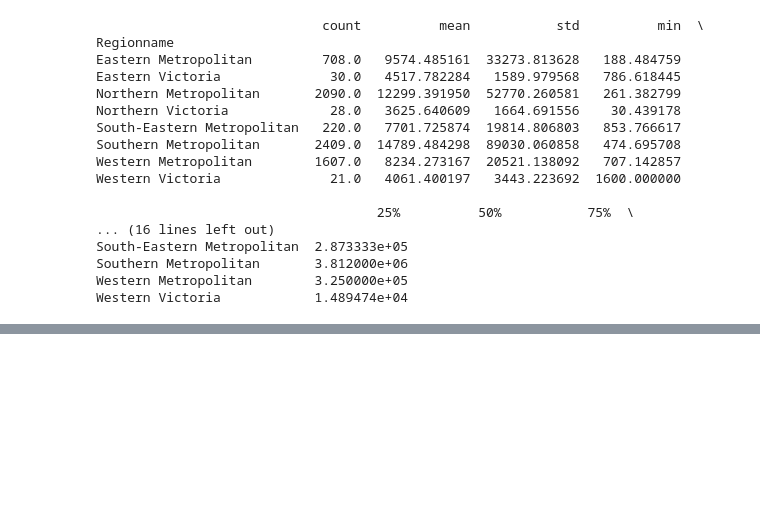
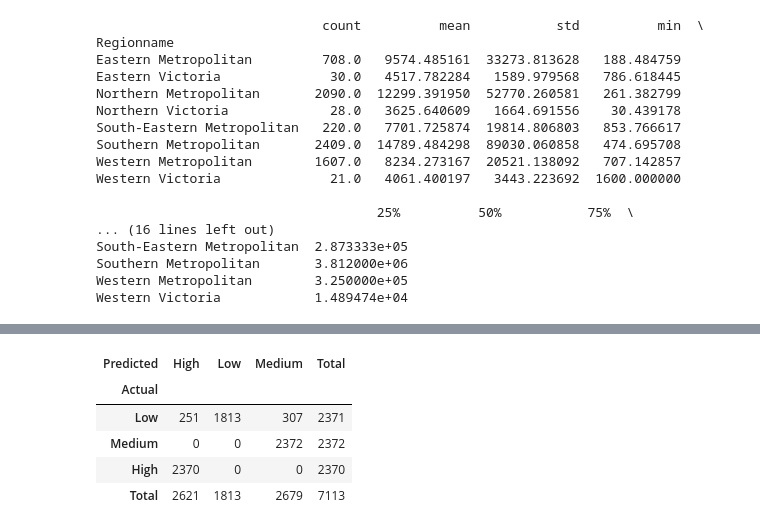
Before and after one commit to VinceGarcia11/Melbourne_Housing, a Jupyter notebook: Data_Mining.ipynb, the cells around one changed output, grey strips where cells are left out. Cells and saved outputs as stored; diff of their text form; code cells hidden in the pictures; blank space fills up the shorter version.

```diff
--- a/Data_Mining.ipynb
+++ b/Data_Mining.ipynb
@@ -145,0 +184,19 @@ plt.show()
+# %%
+Y = house['price_tier']
+nb_01 = MultinomialNB().fit(X, Y)
+
+X_price_ind_test = pd.get_dummies(house['price_tier'], drop_first=True).astype(float)
+X_region_ind_test = pd.get_dummies(house['Regionname'], drop_first=True).astype(float)
+
+X_test = pd.concat((X_price_ind_test, X_region_ind_test), axis=1)
+
+Y_predicted = nb_01.predict(X_test)
+Y_predicted = pd.crosstab(house['price_tier'], Y_predicted, rownames=['Actual'], colnames=['Predicted'])
+Y_predicted['Total'] = Y_predicted.sum(axis=1); Y_predicted.loc['Total'] = Y_predicted.sum(); Y_predicted
+# %% [output]
+| Predicted | High | Low | Medium | Total |
+| Actual |  |  |  |  |
+| Low | 251 | 1813 | 307 | 2371 |
+| Medium | 0 | 0 | 2372 | 2372 |
+| High | 2370 | 0 | 0 | 2370 |
+| Total | 2621 | 1813 | 2679 | 7113 |
```
Also changed, not shown: parts of 10 cells of this notebook.
